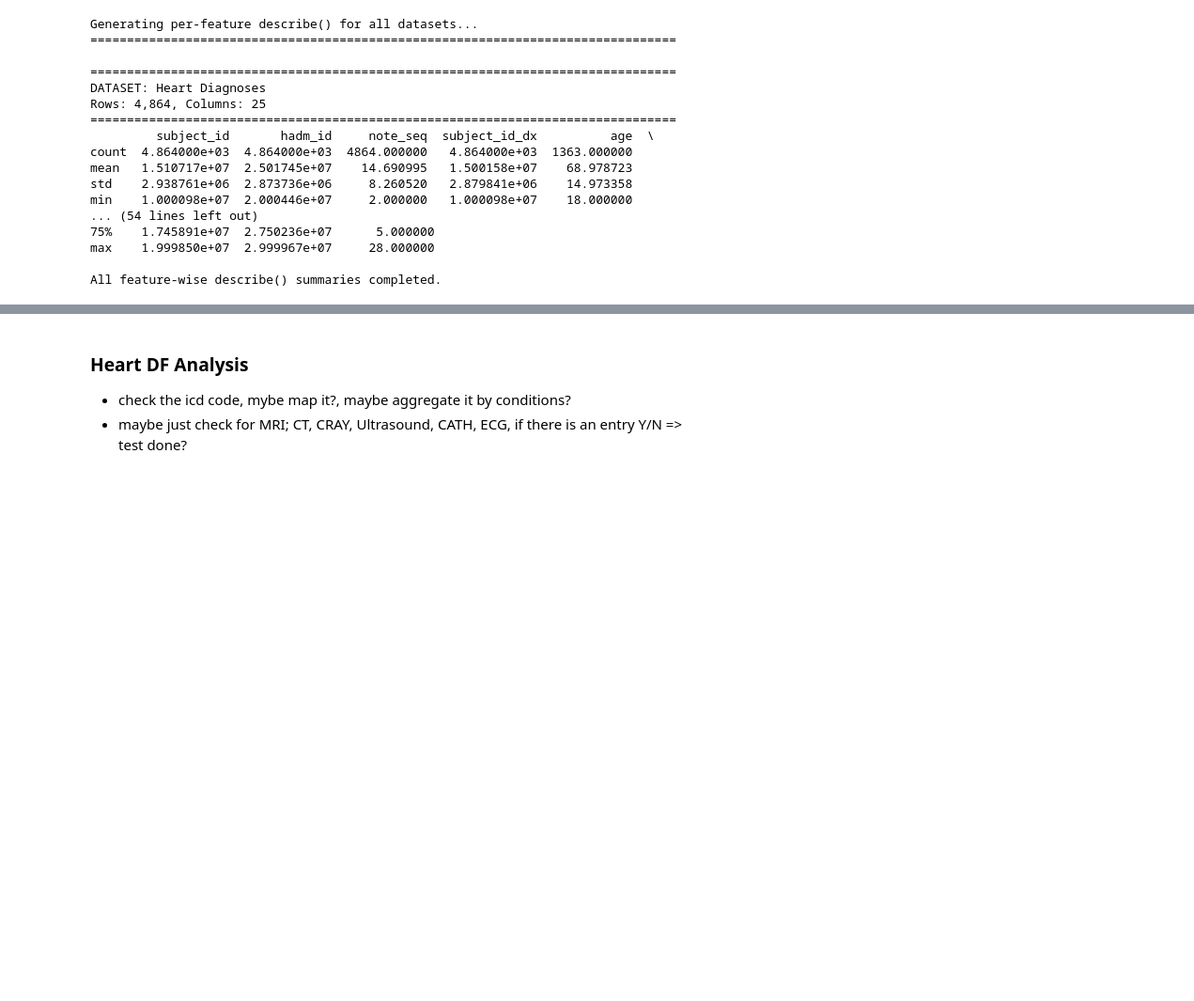
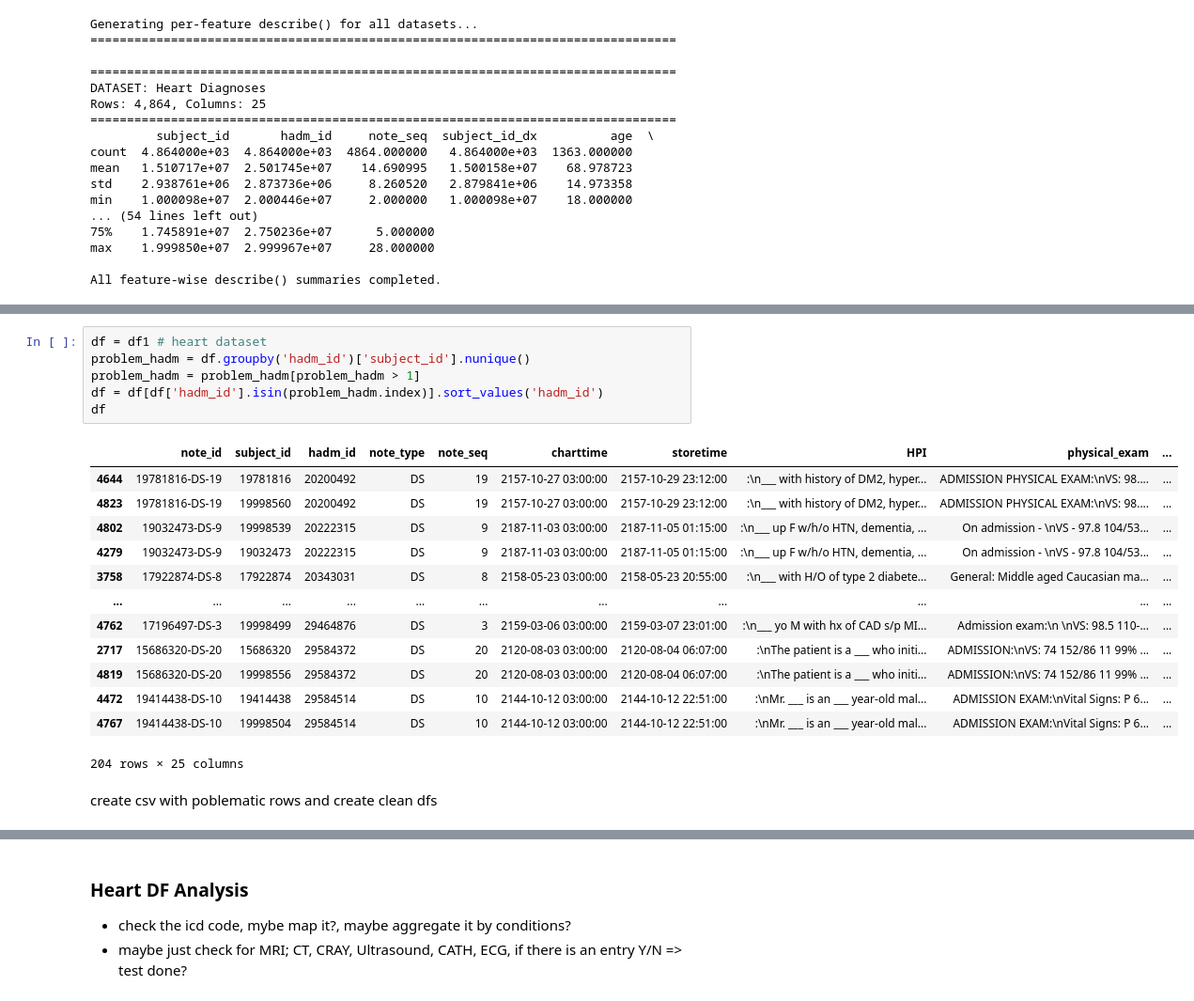
Before and after one commit to alexandermittet/Data_Analytics_for_Health_UniPi, a Jupyter notebook: code/1.1 task.ipynb, the cells around one changed output, grey strips where cells are left out. Shown at 94% size. Saved outputs shown, nothing was run; the diff lists cells and outputs as text; blank space fills up the shorter version.

```diff
--- a/code/1.1 task.ipynb
+++ b/code/1.1 task.ipynb
@@ -116,0 +173,22 @@ All feature-wise describe() summaries completed.
+# %%
+df = df1 # heart dataset
+problem_hadm = df.groupby('hadm_id')['subject_id'].nunique()
+problem_hadm = problem_hadm[problem_hadm > 1]
+df = df[df['hadm_id'].isin(problem_hadm.index)].sort_values('hadm_id')
+df
+# %% [output]
+|  | note_id | subject_id | hadm_id | note_type | note_seq | charttime | storetime | HPI | physical_exam | ... |
+| 4644 | 19781816-DS-19 | 19781816 | 20200492 | DS | 19 | 2157-10-27 03:00:00 | 2157-10-29 23:12:00 | :\n___ with history of DM2, hyper... | ADMISSION PHYSICAL EXAM:\nVS: 98.... | ... |
+| 4823 | 19781816-DS-19 | 19998560 | 20200492 | DS | 19 | 2157-10-27 03:00:00 | 2157-10-29 23:12:00 | :\n___ with history of DM2, hyper... | ADMISSION PHYSICAL EXAM:\nVS: 98.... | ... |
+| 4802 | 19032473-DS-9 | 19998539 | 20222315 | DS | 9 | 2187-11-03 03:00:00 | 2187-11-05 01:15:00 | :\n___ up F w/h/o HTN, dementia, ... | On admission - \nVS - 97.8 104/53... | ... |
+| 4279 | 19032473-DS-9 | 19032473 | 20222315 | DS | 9 | 2187-11-03 03:00:00 | 2187-11-05 01:15:00 | :\n___ up F w/h/o HTN, dementia, ... | On admission - \nVS - 97.8 104/53... | ... |
+| 3758 | 17922874-DS-8 | 17922874 | 20343031 | DS | 8 | 2158-05-23 03:00:00 | 2158-05-23 20:55:00 | :\n___ with H/O of type 2 diabete... | General: Middle aged Caucasian ma... | ... |
+| ... | ... | ... | ... | ... | ... | ... | ... | ... | ... | ... |
+| 4762 | 17196497-DS-3 | 19998499 | 29464876 | DS | 3 | 2159-03-06 03:00:00 | 2159-03-07 23:01:00 | :\n___ yo M with hx of CAD s/p MI... | Admission exam:\n \nVS: 98.5 110-... | ... |
+| 2717 | 15686320-DS-20 | 15686320 | 29584372 | DS | 20 | 2120-08-03 03:00:00 | 2120-08-04 06:07:00 | :\nThe patient is a ___ who initi... | ADMISSION:\nVS: 74 152/86 11 99% ... | ... |
+| 4819 | 15686320-DS-20 | 19998556 | 29584372 | DS | 20 | 2120-08-03 03:00:00 | 2120-08-04 06:07:00 | :\nThe patient is a ___ who initi... | ADMISSION:\nVS: 74 152/86 11 99% ... | ... |
+| 4472 | 19414438-DS-10 | 19414438 | 29584514 | DS | 10 | 2144-10-12 03:00:00 | 2144-10-12 22:51:00 | :\nMr. ___ is an ___ year-old mal... | ADMISSION EXAM:\nVital Signs: P 6... | ... |
+| 4767 | 19414438-DS-10 | 19998504 | 29584514 | DS | 10 | 2144-10-12 03:00:00 | 2144-10-12 22:51:00 | :\nMr. ___ is an ___ year-old mal... | ADMISSION EXAM:\nVital Signs: P 6... | ... |
+204 rows × 25 columns
+# %% [markdown]
+create csv with poblematic rows and create clean dfs
```
Also changed, not shown: parts of 70 cells of this notebook, 1 other file.
